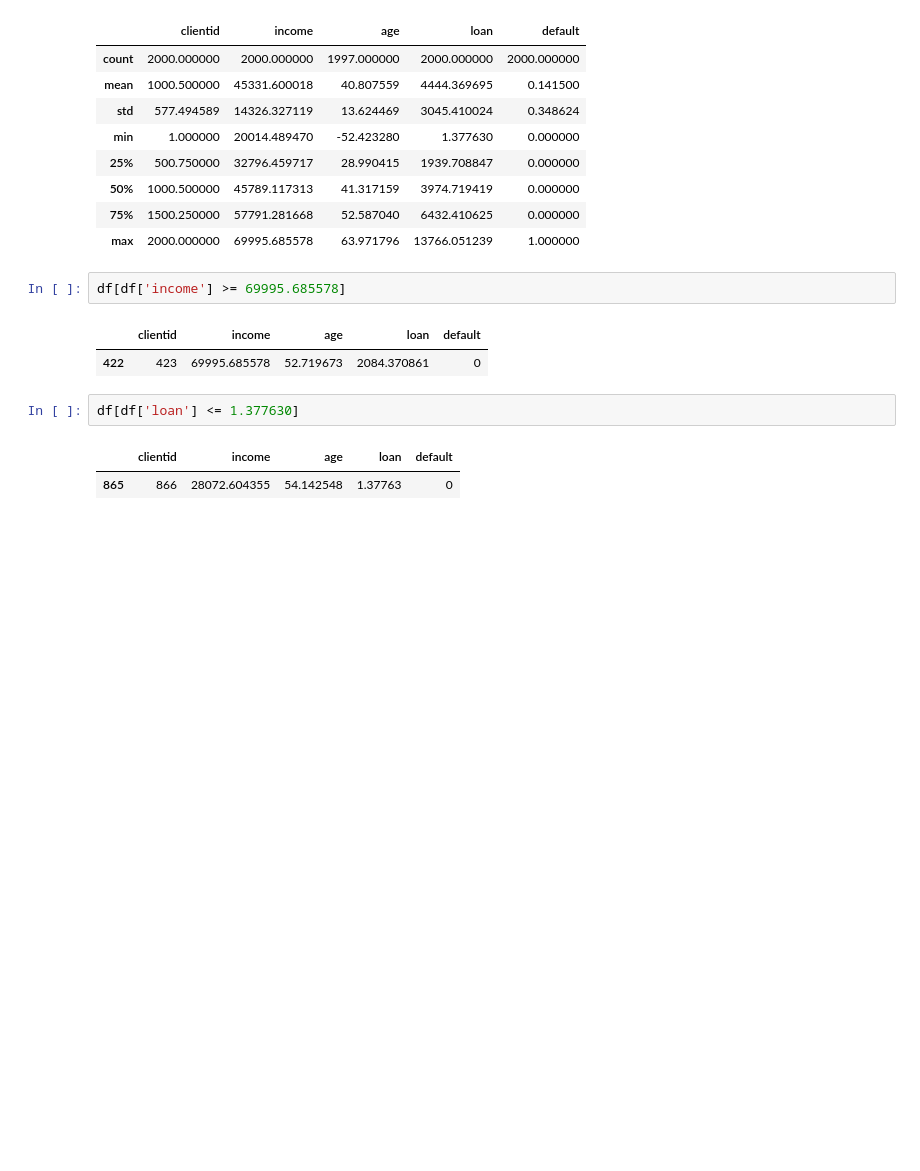
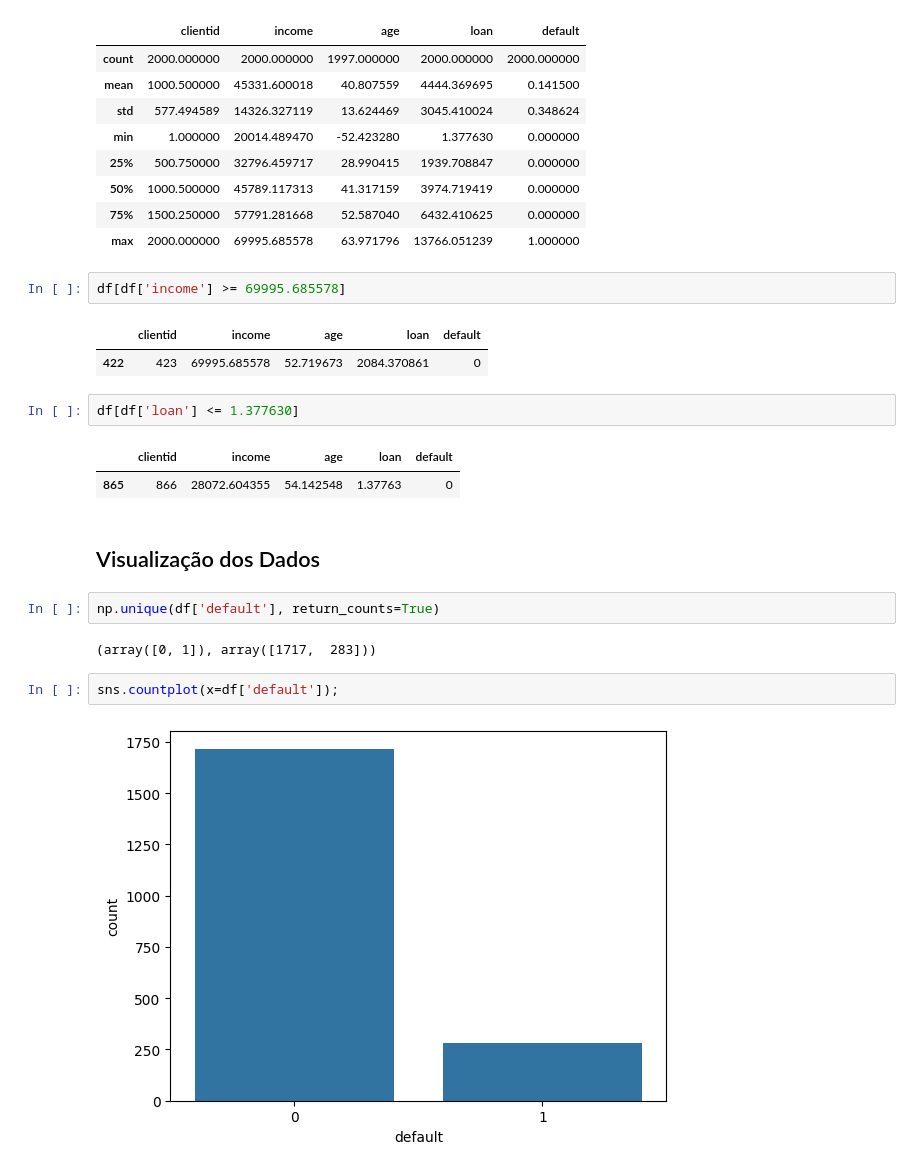
Before and after one commit to Joao-Inacio/Machine-Learning-e-Data-Science-com-Python, a Jupyter notebook: 0.1-pre-processamento-dos-dados/eda.ipynb, the cells around one changed output. Saved outputs shown, nothing was run; the diff lists cells and outputs as text; blank space fills up the shorter version.

Commit message:
Visualização dos gráficos

```diff
--- a/0.1-pre-processamento-dos-dados/eda.ipynb
+++ b/0.1-pre-processamento-dos-dados/eda.ipynb
@@ -75,3 +75,13 @@ df[df['loan'] <= 1.377630]
 # %% [output]
 |  | clientid | income | age | loan | default |
 | 865 | 866 | 28072.604355 | 54.142548 | 1.37763 | 0 |
+# %% [markdown]
+## Visualização dos Dados
+# %%
+np.unique(df['default'], return_counts=True)
+# %% [output]
+(array([0, 1]), array([1717,  283]))
+# %%
+sns.countplot(x=df['default']);
+# %% [output]
+[figure, added]
```
Also changed, not shown: parts of 4 cells of this notebook.
